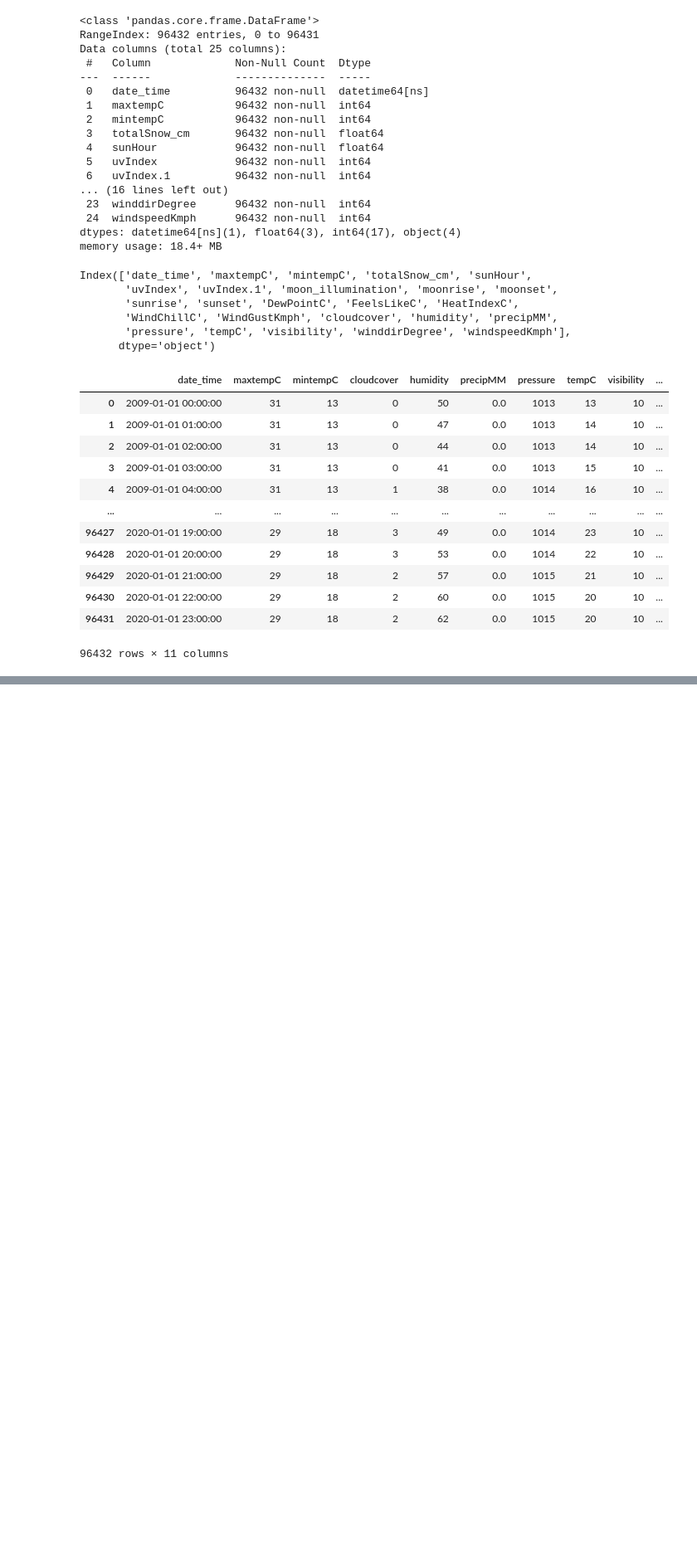
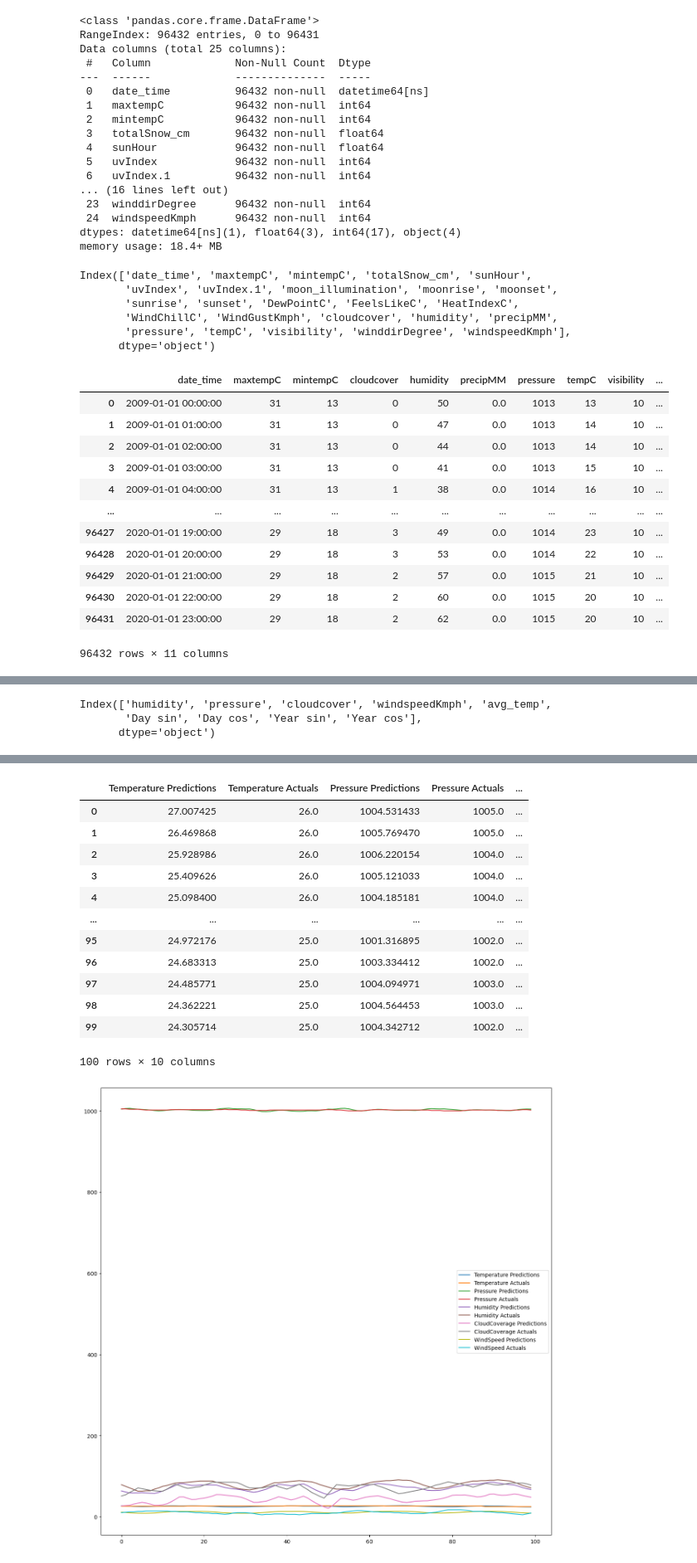
Before and after one commit to Rishit605/ML-Prediction-Models, a Jupyter notebook: MultiVariete_TimeSeries_Forecasting.ipynb, the cells around one changed output, grey strips where cells are left out. Shown at 83% size. Drawn from its saved outputs; the diff is of its cells as text; code cells hidden in the pictures; blank space fills up the shorter version.

```diff
--- a/MultiVariete_TimeSeries_Forecasting.ipynb
+++ b/MultiVariete_TimeSeries_Forecasting.ipynb
@@ -1289,0 +1727,3 @@ df
+# %%
+X1, y1 = window_make2(df3)
+X1.shape, y1.shape
@@ -1289,0 +1846,10 @@ df
+# %%
+cp2 = callbacks.ModelCheckpoint('model2/', save_best_only=True)
+
+losses = keras.losses.MeanSquaredError()
+metric = keras.metrics.RootMeanSquaredError()
+opt = keras.optimizers.Adam(learning_rate=1e-4)
+
+model2.compile(loss=losses, optimizer=opt, metrics=[metric])
+# %%
+model2.fit(X1_train, y1_train, validation_data=(X1_val, y1_val), epochs=10, callbacks=[cp])
@@ -1289,0 +1901,36 @@ df
+# %%
+def plot_predictions2(model, X, y, start=0, end=100):
+  predictions = model.predict(X)
+  hum_preds, pres_preds, cldcov_preds, winsp_preds, temp_preds = predictions[:, 0], predictions[:, 1], predictions[:, 2], predictions[:, 3], predictions[:, 4]
+  hum_actuals, pres_actuals, cldcov_actuals, winsp_actuals, temp_actuals = y[:, 0], y[:, 1], y[:, 2], y[:, 3], y[:, 4]
+  multi_preds = pd.DataFrame(data={'Temperature Predictions': temp_preds, 'Temperature Actuals':temp_actuals,
+                                  'Pressure Predictions': pres_preds, 'Pressure Actuals': pres_actuals,
+                                  'Humidity Predictions': hum_preds, 'Humidity Actuals': hum_actuals,
+                                  'CloudCoverage Predictions': cldcov_preds, 'CloudCoverage Actuals': cldcov_actuals,
+                                  'WindSpeed Predictions': winsp_preds, 'WindSpeed Actuals': winsp_actuals,
+                                  })
+
+  fig = plt.subplots(figsize=(15,15))
+
+  plt.plot(multi_preds['Temperature Predictions'][start:end], label='Temp Predictions')
+  plt.plot(multi_preds['Temperature Actuals'][start:end], label='Temp Actuals')
+  plt.plot(multi_preds['Pressure Predictions'][start:end], label='Pres Predictions')
+  plt.plot(multi_preds['Pressure Actuals'][start:end], label='Pres Actuals')
+  plt.plot(multi_preds['Humidity Predictions'][start:end], label='Hum Predictions')
+  plt.plot(multi_preds['Humidity Actuals'][start:end], label='Hum Actuals')
+  plt.plot(multi_preds['CloudCoverage Predictions'][start:end], label='Cld Cov Predictions')
+  plt.plot(multi_preds['CloudCoverage Actuals'][start:end], label='Cld Cov Actuals')
+  plt.plot(multi_preds['WindSpeed Predictions'][start:end], label='Wind Spd Predictions')
+  plt.plot(multi_preds['WindSpeed Actuals'][start:end], label='Wind Sod Actuals')
+  plt.legend(multi_preds.columns)
+
+  return multi_preds[start:end]
+# %%
+df3.columns
+# %% [output]
+Index(['humidity', 'pressure', 'cloudcover', 'windspeedKmph', 'avg_temp',
+       'Day sin', 'Day cos', 'Year sin', 'Year cos'],
+      dtype='object')
+# %%
+plot_predictions2(model2, X1_test, y1_test)
+# %% [output]
@@ -1289,0 +1938,14 @@ df
+|  | Temperature Predictions | Temperature Actuals | Pressure Predictions | Pressure Actuals | ... |
+| 0 | 27.007425 | 26.0 | 1004.531433 | 1005.0 | ... |
+| 1 | 26.469868 | 26.0 | 1005.769470 | 1005.0 | ... |
+| 2 | 25.928986 | 26.0 | 1006.220154 | 1004.0 | ... |
+| 3 | 25.409626 | 26.0 | 1005.121033 | 1004.0 | ... |
+| 4 | 25.098400 | 26.0 | 1004.185181 | 1004.0 | ... |
+| ... | ... | ... | ... | ... | ... |
+| 95 | 24.972176 | 25.0 | 1001.316895 | 1002.0 | ... |
+| 96 | 24.683313 | 25.0 | 1003.334412 | 1002.0 | ... |
+| 97 | 24.485771 | 25.0 | 1004.094971 | 1003.0 | ... |
+| 98 | 24.362221 | 25.0 | 1004.564453 | 1003.0 | ... |
+| 99 | 24.305714 | 25.0 | 1004.342712 | 1002.0 | ... |
+100 rows × 10 columns
+[figure, added]
```
Also changed, not shown: parts of 49 cells of this notebook.
